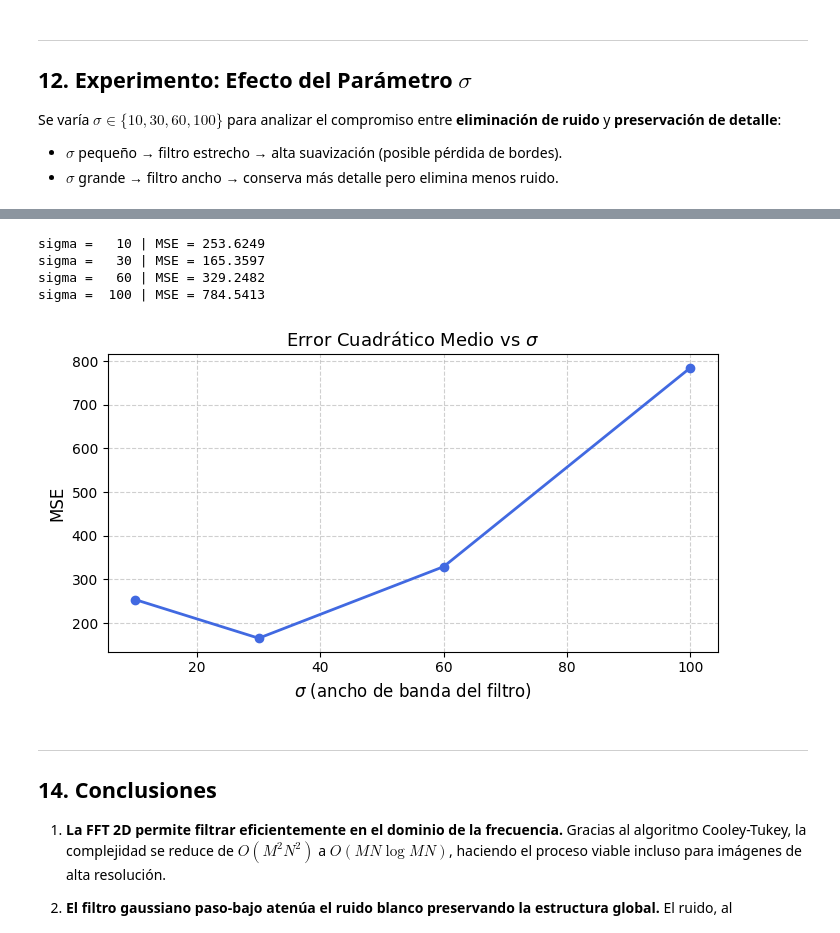
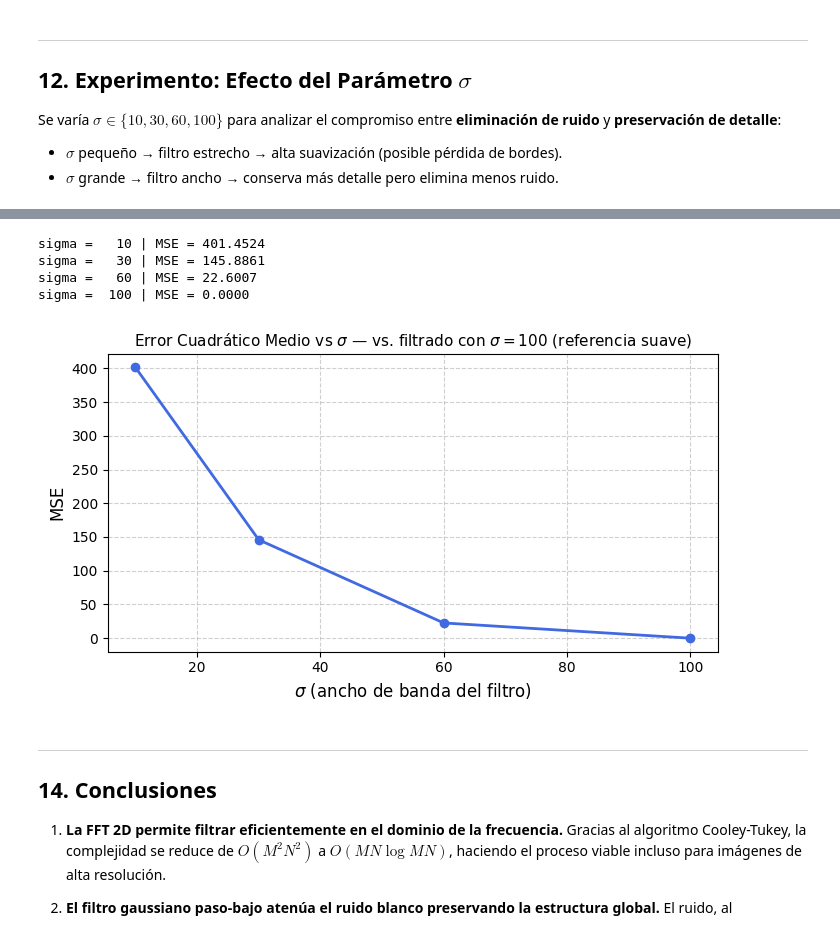
Before and after one commit to BrandonAscencio00077921/Proyecto_AN, a Jupyter notebook: proyecto_fft/notebook.ipynb, the cells around one changed output, grey strips where cells are left out. Saved outputs shown, nothing was run; the diff lists cells and outputs as text; code cells hidden in the pictures.

```diff
--- a/proyecto_fft/notebook.ipynb
+++ b/proyecto_fft/notebook.ipynb
@@ -255,10 +279,13 @@ pueden introducir partes imaginarias residuales.
 # %%
-# Regresar al dominio espacial
-F_ishift = np.fft.ifftshift(F_filtrado)
-img_filtrada = np.fft.ifft2(F_ishift)
+canales_filtrados = []
+for c in range(3):
+    G        = F_shift_canales[:, :, c] * gaussian_filter  # filtrar en frecuencia
+    canal_r  = np.abs(np.fft.ifft2(np.fft.ifftshift(G)))   # regresar al dominio espacial
+    canales_filtrados.append(canal_r)
 
-# Magnitud final
-img_filtrada = np.abs(img_filtrada)
+# Rearmar imagen RGB y recortar valores al rango [0, 255]
+img_filtrada = np.stack(canales_filtrados, axis=-1)
+img_filtrada = np.clip(img_filtrada, 0, 255).astype(np.uint8)
 
-print("Imagen reconstruida")
+print("Imagen reconstruida  |  shape:", img_filtrada.shape)
 # %% [output]
@@ -395,29 +398,46 @@ Un MSE menor indica que la imagen reconstruida es más fiel a la original.
 # %%
+if MODO == 'a':
+    # ── MSE respecto a la imagen original limpia ──────────────────────────
+    img_ref   = img.astype(float)
+    label_ref = 'vs. imagen original'
+else:
+    # ── Modo b: usamos la imagen filtrada con mayor sigma como referencia
+    # porque no tenemos imagen limpia; se compara la evolución del filtrado
+    H_ref    = np.exp(-((X - ccol)**2 + (Y - crow)**2) / (2 * 100**2))
+    canales_ref = []
+    for c in range(3):
+        G = F_shift_canales[:, :, c] * H_ref
+        canales_ref.append(np.abs(np.fft.ifft2(np.fft.ifftshift(G))))
+    img_ref   = np.clip(np.stack(canales_ref, axis=-1), 0, 255).astype(float)
+    label_ref = 'vs. filtrado con $\\sigma=100$ (referencia suave)'
+
 mse_values = []
+for sig in sigmas:
+    H = np.exp(-((X - ccol)**2 + (Y - crow)**2) / (2 * sig**2))
+    canales_rec = []
+    for c in range(3):
+        G = F_shift_exp[:, :, c] * H
+        canales_rec.append(np.abs(np.fft.ifft2(np.fft.ifftshift(G))))
+    img_rec = np.clip(np.stack(canales_rec, axis=-1), 0, 255).astype(float)
 
-for sigma in sigmas:
-    H = np.exp(-((X - ccol)**2 + (Y - crow)**2) / (2 * sigma**2))
-    G = F_shift * H
-    img_rec = np.abs(np.fft.ifft2(np.fft.ifftshift(G)))
-    mse = np.mean((img.astype(float) - img_rec)**2)
+    mse = np.mean((img_ref - img_rec) ** 2)
     mse_values.append(mse)
-    print(f"sigma = {sigma:>4d} | MSE = {mse:.4f}")
+    print(f"sigma = {sig:>4d} | MSE = {mse:.4f}")
 
-# Gráfica de MSE vs sigma
 plt.figure(figsize=(7, 4))
 plt.plot(sigmas, mse_values, marker='o', color='royalblue', linewidth=2)
 plt.xlabel(r'$\sigma$ (ancho de banda del filtro)', fontsize=12)
 plt.ylabel('MSE', fontsize=12)
-plt.title(r'Error Cuadrático Medio vs $\sigma$', fontsize=13)
+plt.title(r'Error Cuadrático Medio vs $\sigma$ — ' + label_ref, fontsize=11)
 plt.grid(True, linestyle='--', alpha=0.6)
 plt.tight_layout()
 plt.show()
 # %% [output]
-sigma =   10 | MSE = 253.6249
-sigma =   30 | MSE = 165.3597
-sigma =   60 | MSE = 329.2482
-sigma =  100 | MSE = 784.5413
+sigma =   10 | MSE = 401.4524
+sigma =   30 | MSE = 145.8861
+sigma =   60 | MSE = 22.6007
+sigma =  100 | MSE = 0.0000
-[figure, old version]
+[figure, new version]
 # %% [markdown]
 ---
 ## 14. Conclusiones
```
Also changed, not shown: parts of 30 cells of this notebook, 2 other files.
